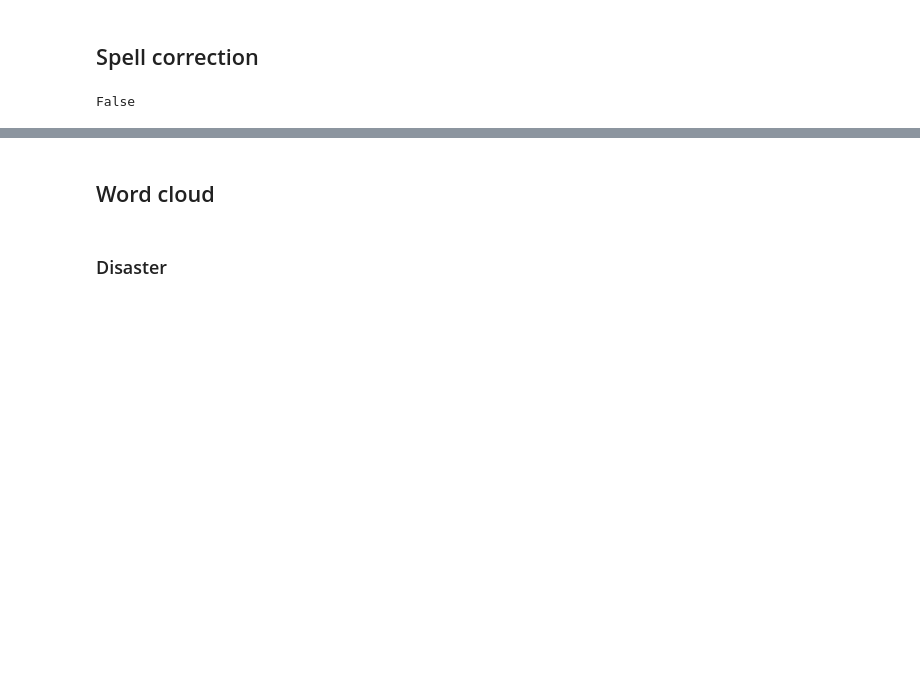
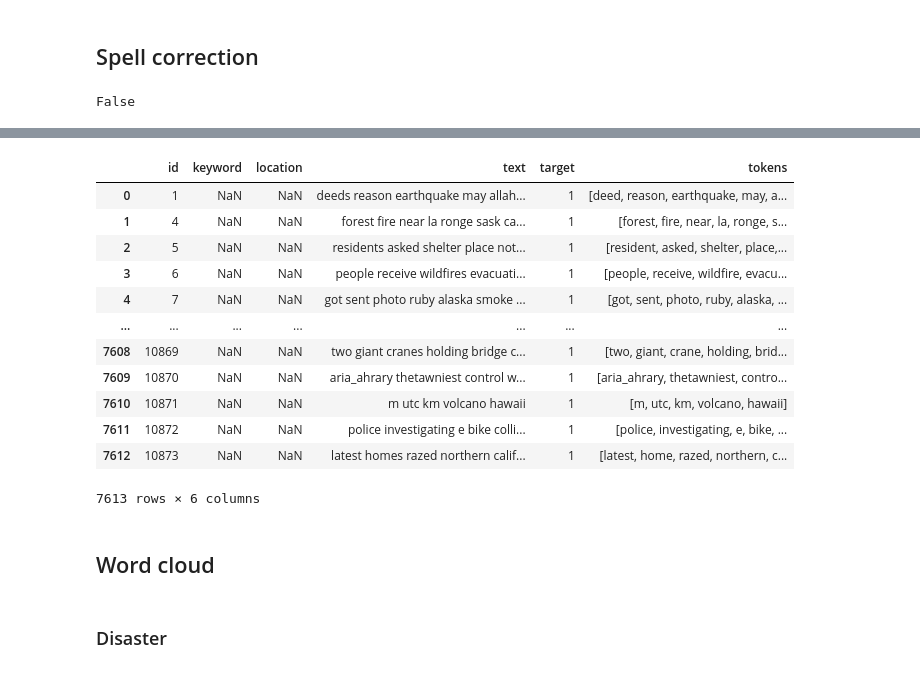
Before and after one commit to gha7all/DataScienceHub, a Jupyter notebook: week-3/disaster_tweets/tweets.ipynb, the cells around one changed output, grey strips where cells are left out. Saved outputs shown, nothing was run; the diff lists cells and outputs as text; code cells hidden in the pictures; blank space fills up the shorter version.

```diff
--- a/week-3/disaster_tweets/tweets.ipynb
+++ b/week-3/disaster_tweets/tweets.ipynb
@@ -219,3 +286,19 @@ train_df.head()
+# %%
+train_df
+# %% [output]
+|  | id | keyword | location | text | target | tokens |
+| 0 | 1 | NaN | NaN | deeds reason earthquake may allah... | 1 | [deed, reason, earthquake, may, a... |
+| 1 | 4 | NaN | NaN | forest fire near la ronge sask ca... | 1 | [forest, fire, near, la, ronge, s... |
+| 2 | 5 | NaN | NaN | residents asked shelter place not... | 1 | [resident, asked, shelter, place,... |
+| 3 | 6 | NaN | NaN | people receive wildfires evacuati... | 1 | [people, receive, wildfire, evacu... |
+| 4 | 7 | NaN | NaN | got sent photo ruby alaska smoke ... | 1 | [got, sent, photo, ruby, alaska, ... |
+| ... | ... | ... | ... | ... | ... | ... |
+| 7608 | 10869 | NaN | NaN | two giant cranes holding bridge c... | 1 | [two, giant, crane, holding, brid... |
+| 7609 | 10870 | NaN | NaN | aria_ahrary thetawniest control w... | 1 | [aria_ahrary, thetawniest, contro... |
+| 7610 | 10871 | NaN | NaN | m utc km volcano hawaii | 1 | [m, utc, km, volcano, hawaii] |
+| 7611 | 10872 | NaN | NaN | police investigating e bike colli... | 1 | [police, investigating, e, bike, ... |
+| 7612 | 10873 | NaN | NaN | latest homes razed northern calif... | 1 | [latest, home, razed, northern, c... |
+7613 rows × 6 columns
 # %% [markdown]
 ## Word cloud
 # %% [markdown]
```
Also changed, not shown: parts of 16 cells of this notebook.
